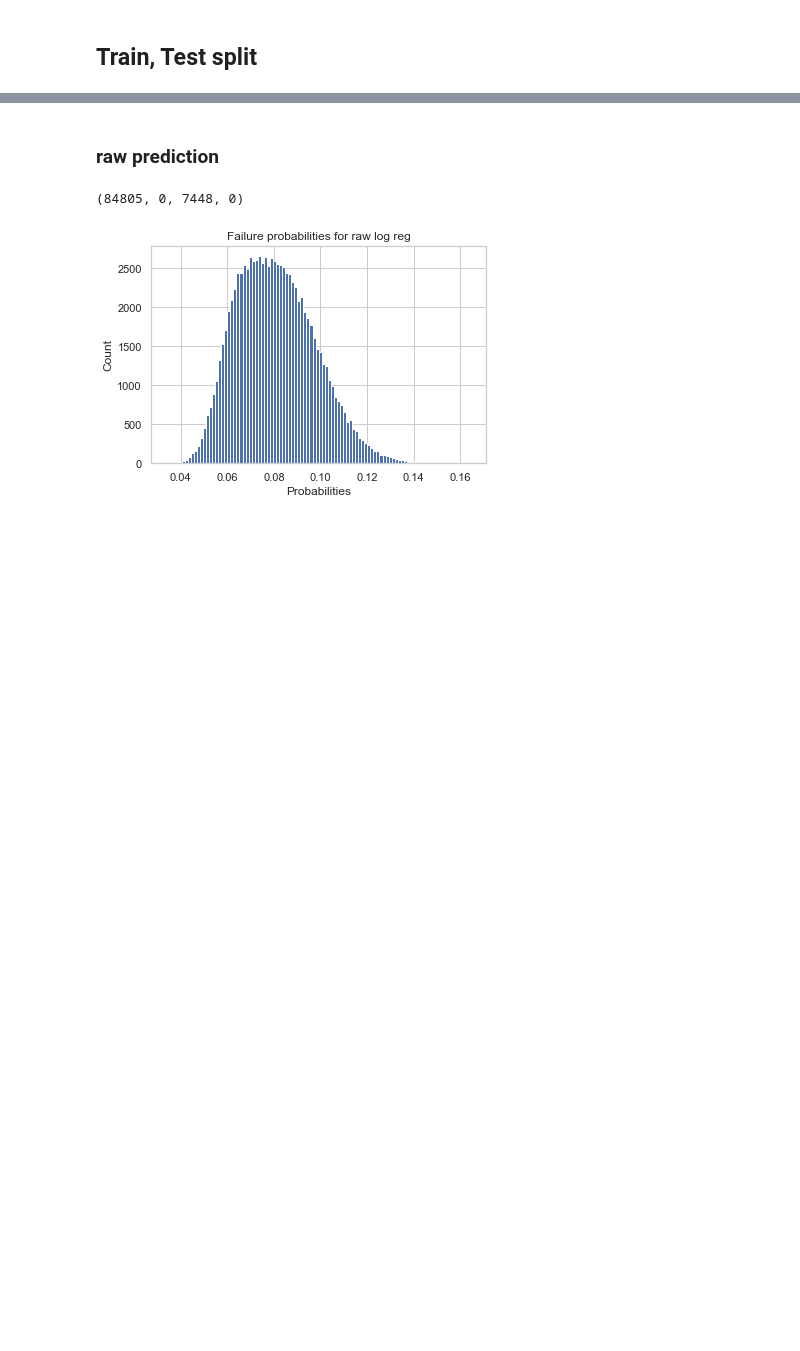
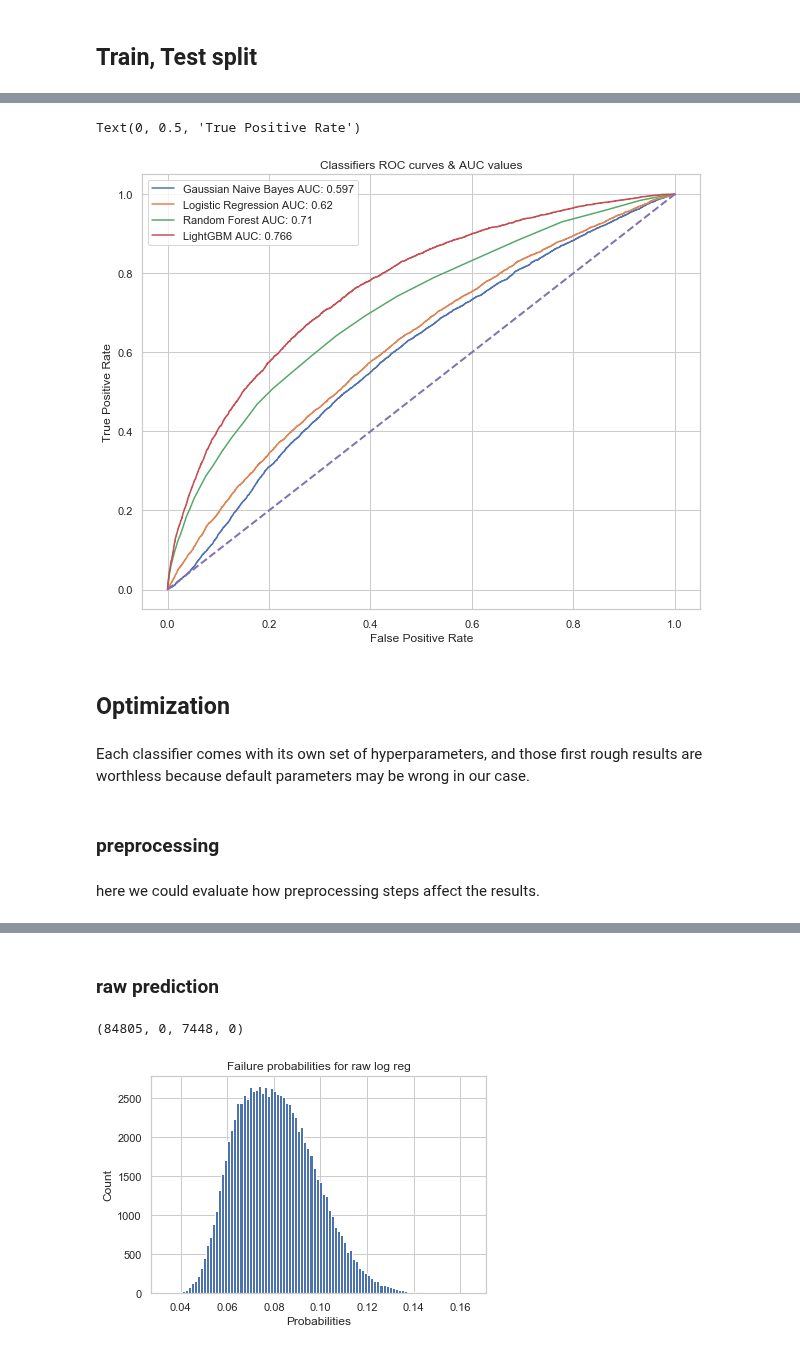
Before and after one commit to EtienneLardeur/P7_Scoring, a Jupyter notebook: P7_Model.ipynb, the cells around one changed output, grey strips where cells are left out. Cells and saved outputs as stored; diff of their text form; code cells hidden in the pictures; blank space fills up the shorter version.

```diff
--- a/P7_Model.ipynb
+++ b/P7_Model.ipynb
@@ -342,0 +396,40 @@ The following code makes the predictions and selects the correct column.
+# %%
+# display roc curves
+fig = plt.figure(figsize=(10, 8))
+ax = fig.add_subplot(111)
+ax.plot(
+    fpr_naive,
+    tpr_naive,
+    label=str(classifier_names[0])
+    + ' AUC: '
+    + str(round(auc_score_naive, 3)))
+ax.plot(
+    fpr_logreg,
+    tpr_logreg,
+    label=str(classifier_names[1])
+    + ' AUC: '
+    + str(round(auc_score_logreg, 3)))
+ax.plot(
+    fpr_rndfor,
+    tpr_rndfor,
+    label=str(classifier_names[2])
+    + ' AUC: '
+    + str(round(auc_score_rndfor, 3)))
+ax.plot(
+    fpr_liggbm,
+    tpr_liggbm,
+    label=str(classifier_names[3])
+    + ' AUC: '
+    + str(round(auc_score_liggbm, 3)))
+ax.plot([0, 1], [0, 1], linewidth=2, linestyle='--')
+plt.legend(loc="best")
+plt.title("Classifiers ROC curves & AUC values")
+plt.xlabel("False Positive Rate")
+plt.ylabel("True Positive Rate")
+# %% [output]
+Text(0, 0.5, 'True Positive Rate')
+[figure, added]
+# %% [markdown]
+## Optimization
+# %% [markdown]
+Each classifier comes with its own set of hyperparameters, and those first rough results are worthless because default parameters may be wrong in our case.
@@ -342,0 +439,4 @@ The following code makes the predictions and selects the correct column.
+# %% [markdown]
+### preprocessing
+# %% [markdown]
+here we could evaluate how preprocessing steps affect the results.
```
Also changed, not shown: parts of 101 cells of this notebook.
